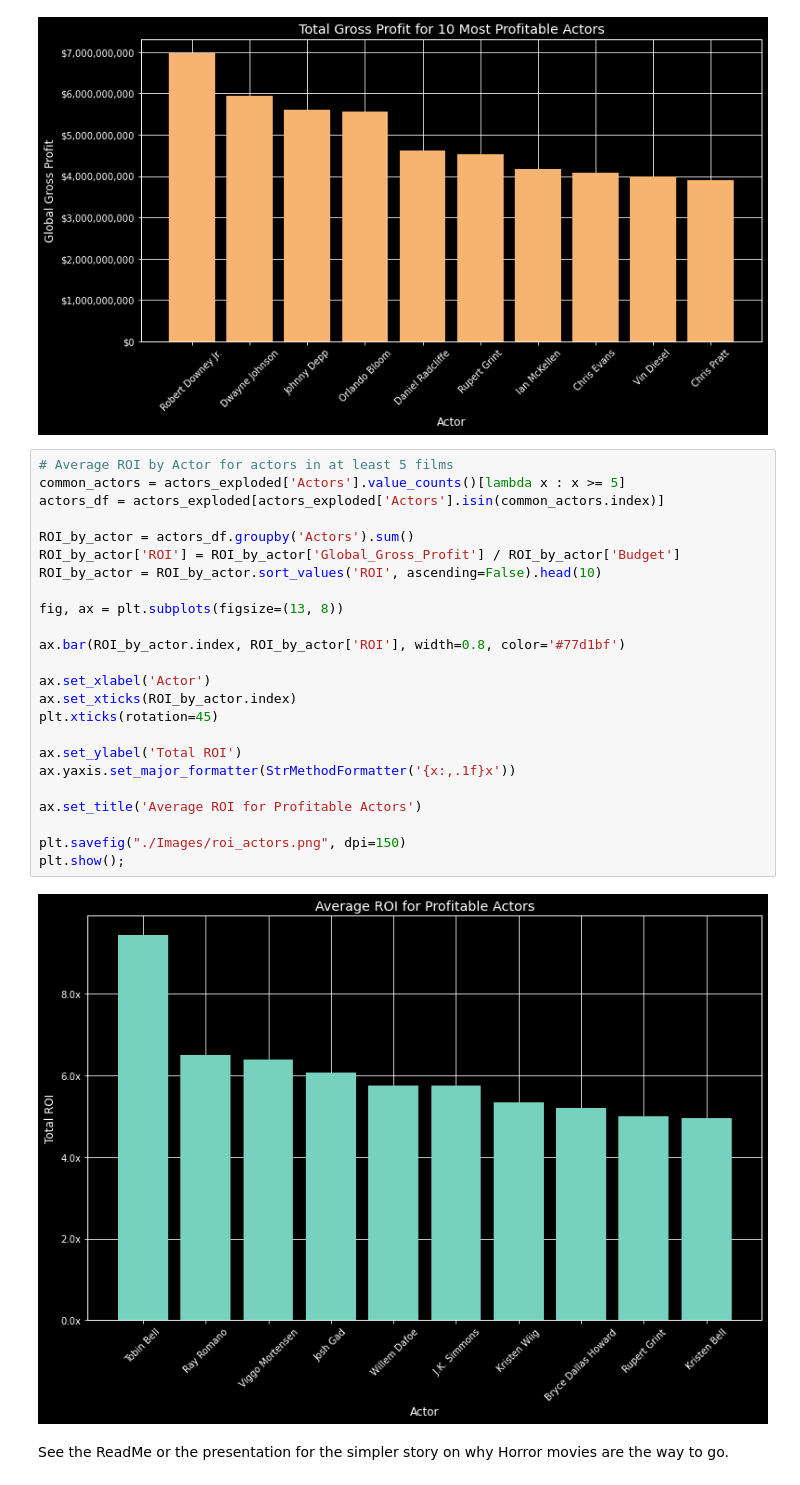
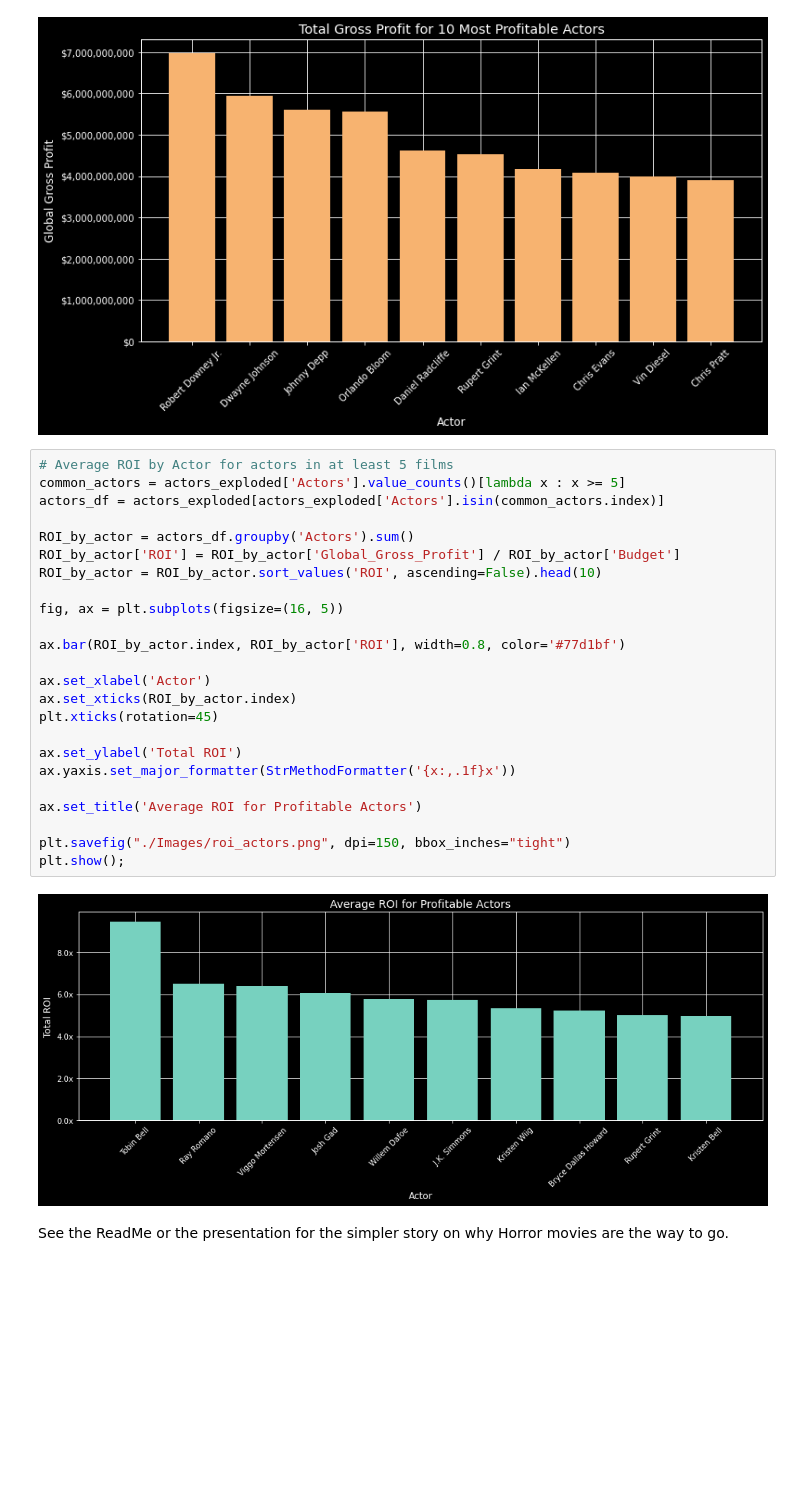
Before and after one commit to ttrechsel/Phase2_Movies, a Jupyter notebook: Movie_Project_Final_JN.ipynb, the cells around one changed output. Saved outputs shown, nothing was run; the diff lists cells and outputs as text; blank space fills up the shorter version.

```diff
--- a/Movie_Project_Final_JN.ipynb
+++ b/Movie_Project_Final_JN.ipynb
@@ -871,29 +864,29 @@ plt.show();
 # %%
 # Average ROI by Actor for actors in at least 5 films
 common_actors = actors_exploded['Actors'].value_counts()[lambda x : x >= 5]
 actors_df = actors_exploded[actors_exploded['Actors'].isin(common_actors.index)]
 
 ROI_by_actor = actors_df.groupby('Actors').sum()
 ROI_by_actor['ROI'] = ROI_by_actor['Global_Gross_Profit'] / ROI_by_actor['Budget']
 ROI_by_actor = ROI_by_actor.sort_values('ROI', ascending=False).head(10)
 
-fig, ax = plt.subplots(figsize=(13, 8))
+fig, ax = plt.subplots(figsize=(16, 5))
 
 ax.bar(ROI_by_actor.index, ROI_by_actor['ROI'], width=0.8, color='#77d1bf')
 
 ax.set_xlabel('Actor')
 ax.set_xticks(ROI_by_actor.index)
 plt.xticks(rotation=45)
 
 ax.set_ylabel('Total ROI')
 ax.yaxis.set_major_formatter(StrMethodFormatter('{x:,.1f}x'))
 
 ax.set_title('Average ROI for Profitable Actors')
 
-plt.savefig("./Images/roi_actors.png", dpi=150)
+plt.savefig("./Images/roi_actors.png", dpi=150, bbox_inches="tight")
 plt.show();
 # %% [output]
-[figure, old version]
+[figure, new version]
 # %% [markdown]
 See the ReadMe or the presentation for the simpler story on why Horror movies are the way to go.
 # %% [markdown]
```
Also changed, not shown: parts of 5 cells of this notebook, 5 other files.
